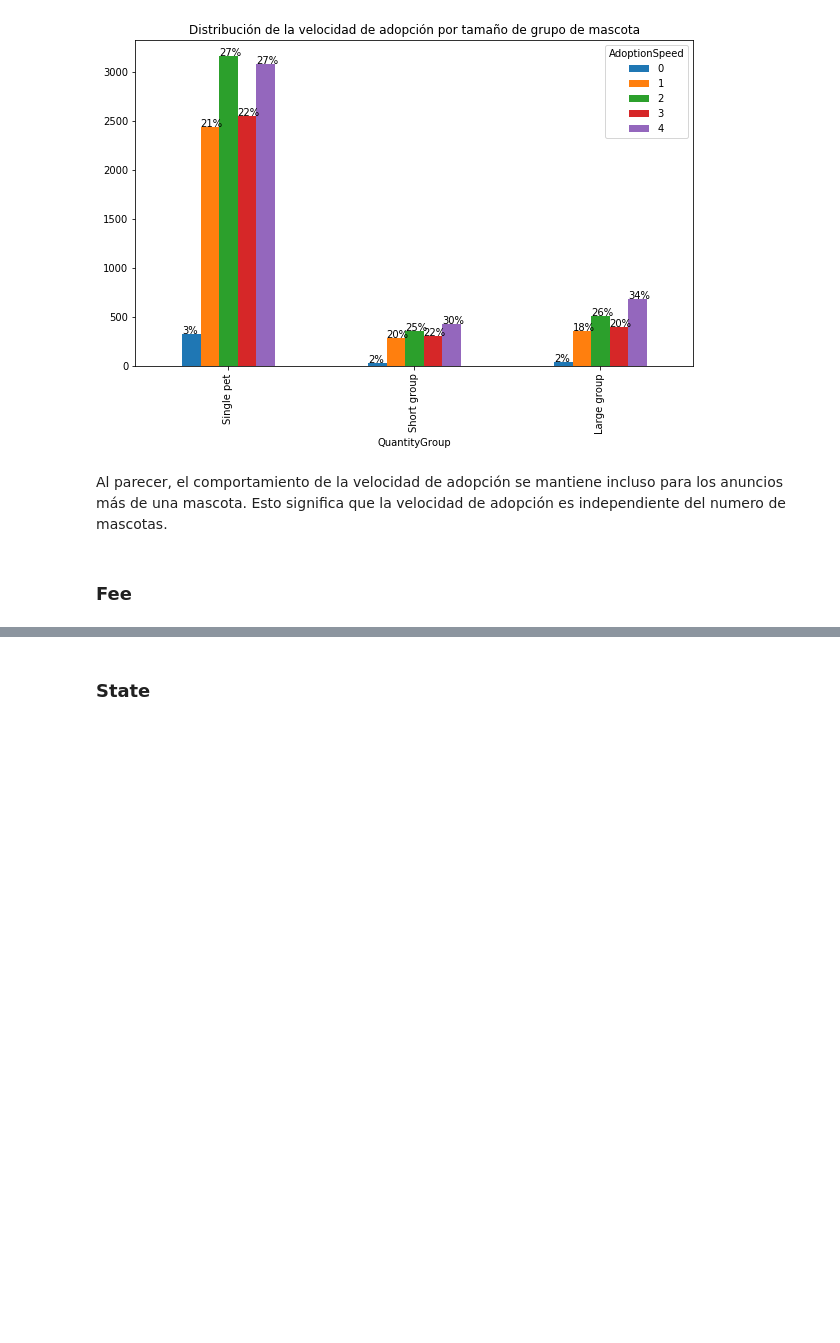
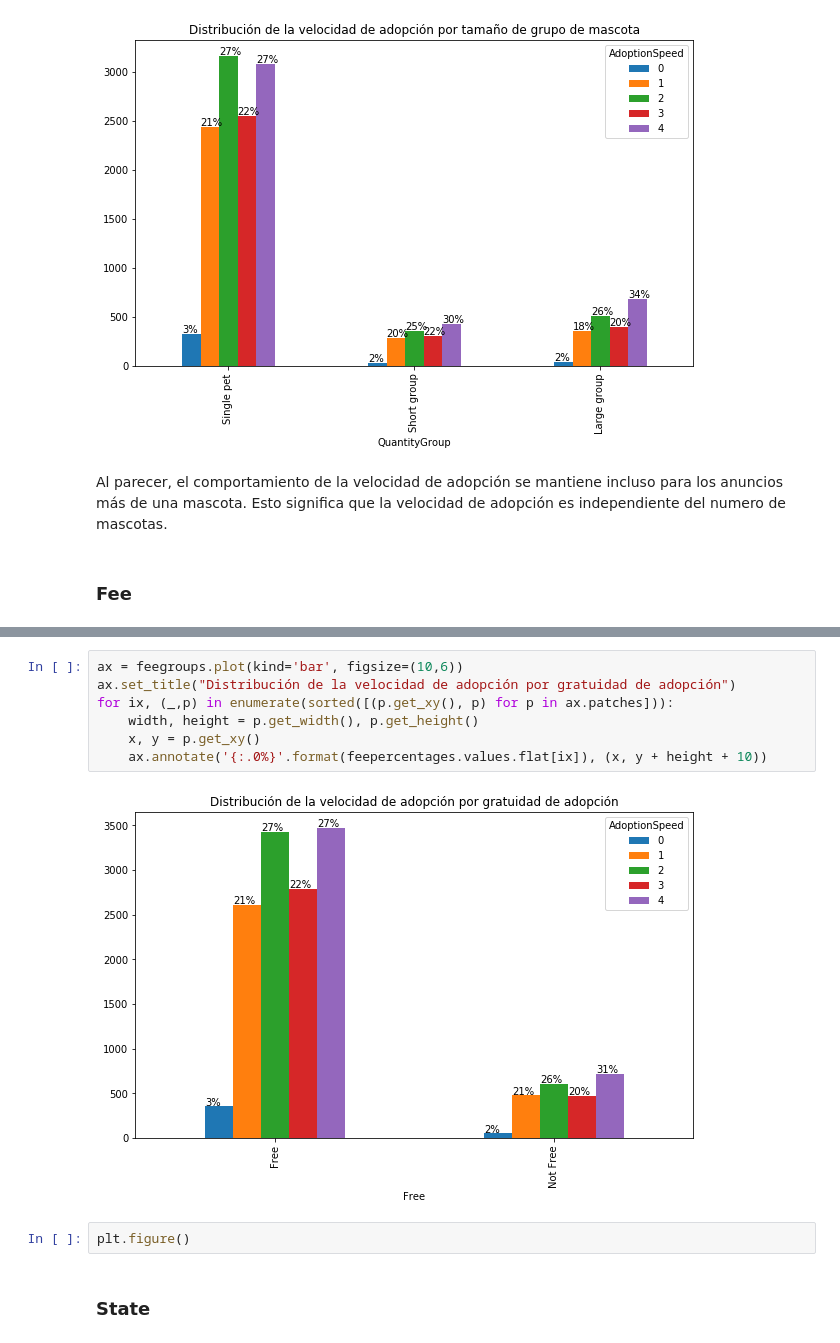
Before and after one commit to vhgiron-u/pets, a Jupyter notebook: Exploracion Victor.ipynb, the cells around one changed output, grey strips where cells are left out. Cells and saved outputs as stored; diff of their text form; blank space fills up the shorter version.

```diff
--- a/Exploracion Victor.ipynb
+++ b/Exploracion Victor.ipynb
@@ -229,2 +274,13 @@ Al parecer, el comportamiento de la velocidad de adopción se mantiene incluso p
+# %%
+ax = feegroups.plot(kind='bar', figsize=(10,6))
+ax.set_title("Distribución de la velocidad de adopción por gratuidad de adopción")
+for ix, (_,p) in enumerate(sorted([(p.get_xy(), p) for p in ax.patches])):
+    width, height = p.get_width(), p.get_height()
+    x, y = p.get_xy()
+    ax.annotate('{:.0%}'.format(feepercentages.values.flat[ix]), (x, y + height + 10))
+# %% [output]
+[figure, added]
+# %%
+plt.figure()
 # %% [markdown]
 ### State
```
Also changed, not shown: parts of 27 cells of this notebook.
